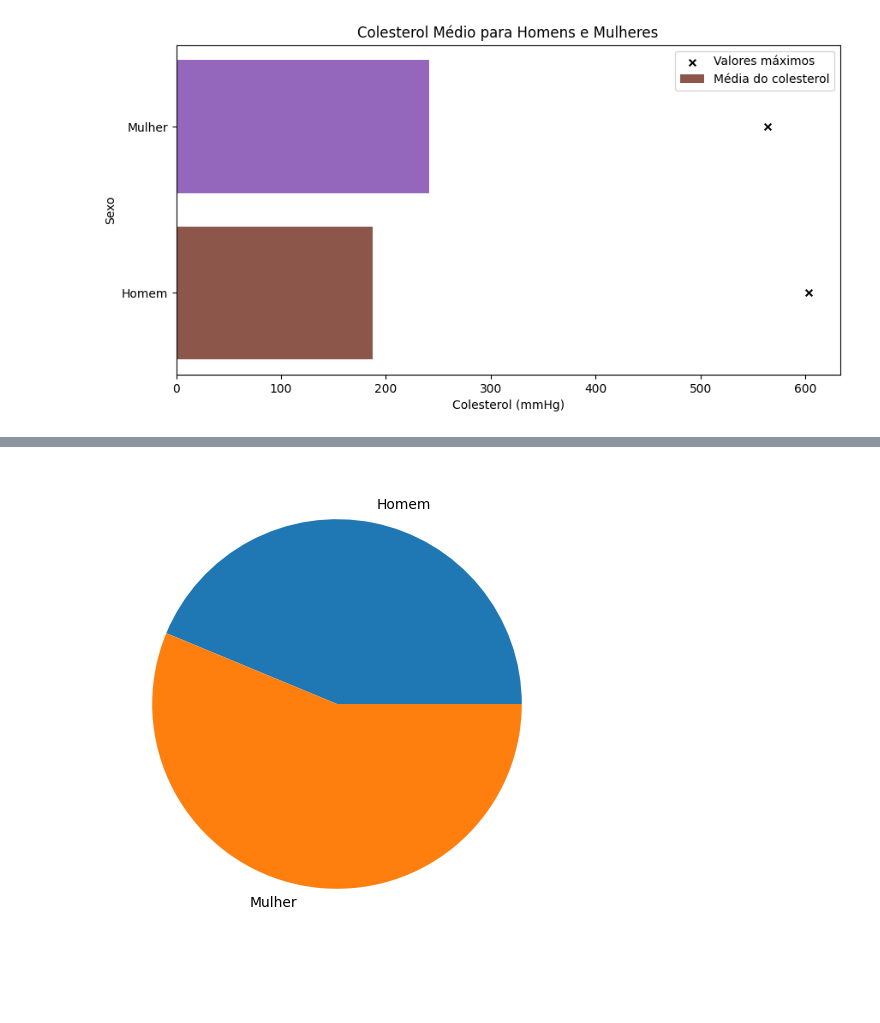
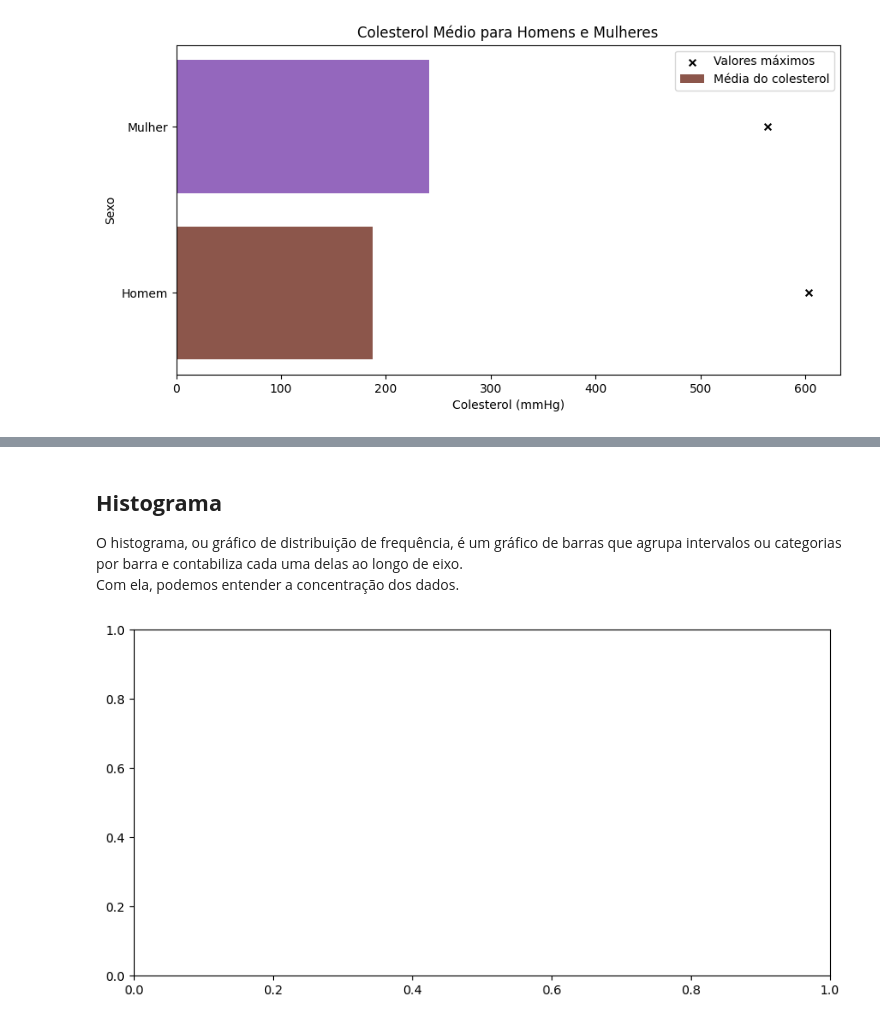
Before and after one commit to lucas-mdsena/python_udemy_module_3, a Jupyter notebook: notebook_matplotlib.ipynb, the cells around one changed output, grey strips where cells are left out. Cells and saved outputs as stored; diff of their text form; code cells hidden in the pictures; blank space fills up the shorter version.

```diff
--- a/notebook_matplotlib.ipynb
+++ b/notebook_matplotlib.ipynb
@@ -329,8 +423,11 @@ plt.show()
+# %% [markdown]
+## **Histograma**
+
+O histograma, ou gráfico de distribuição de frequência, é um gráfico de barras que agrupa intervalos ou categorias por barra e contabiliza cada uma delas ao longo de eixo.<br>
+Com ela, podemos entender a concentração dos dados.
 # %%
-fig, ax = plt.subplots(figsize=(10,6))
+fig, ax = plt.subplots(figsize=(10,5))
 
-ax.pie(agrupamentos[('colesterol', 'mean')], labels=agrupamentos.index)
-
-plt.show()
+ax.hist(df[''])
 # %% [output]
-[figure, old version]
+[figure, new version]
```
Also changed, not shown: parts of 27 cells of this notebook.
